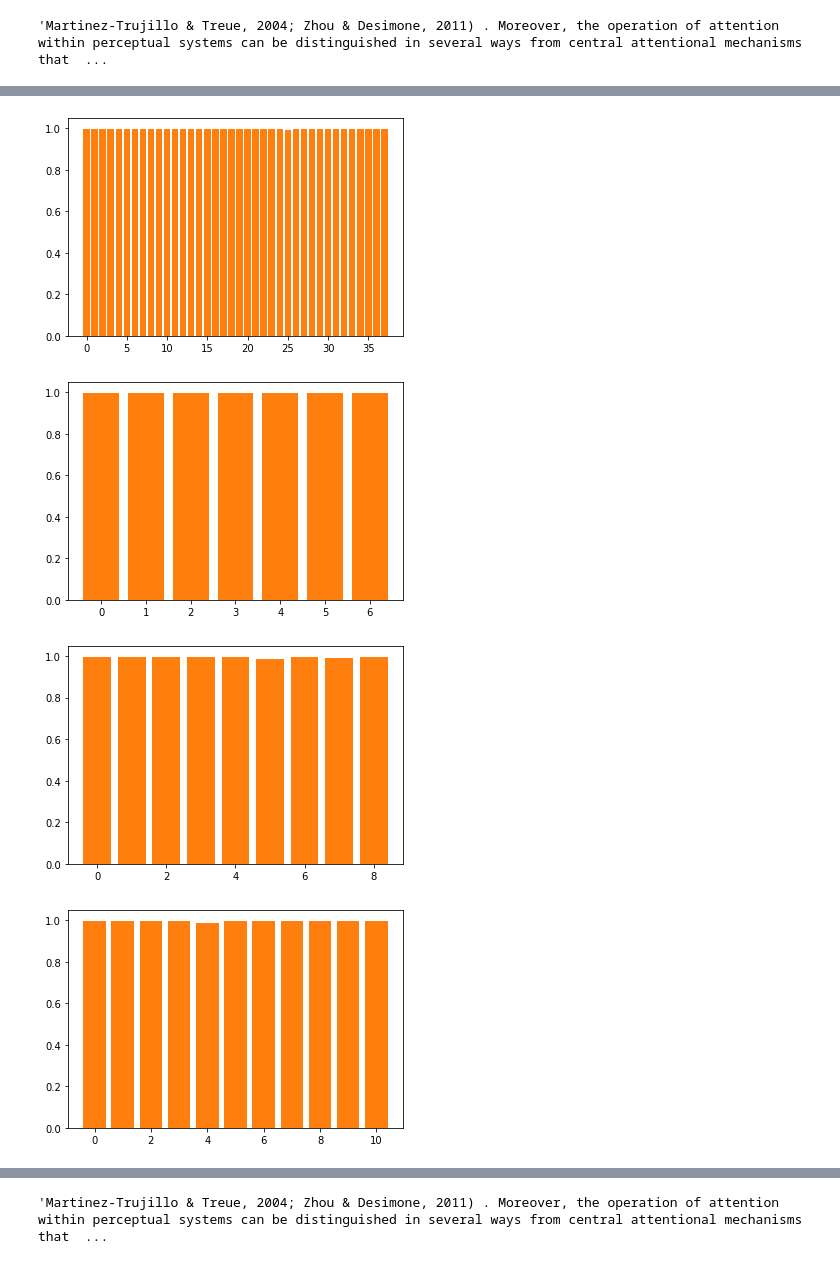
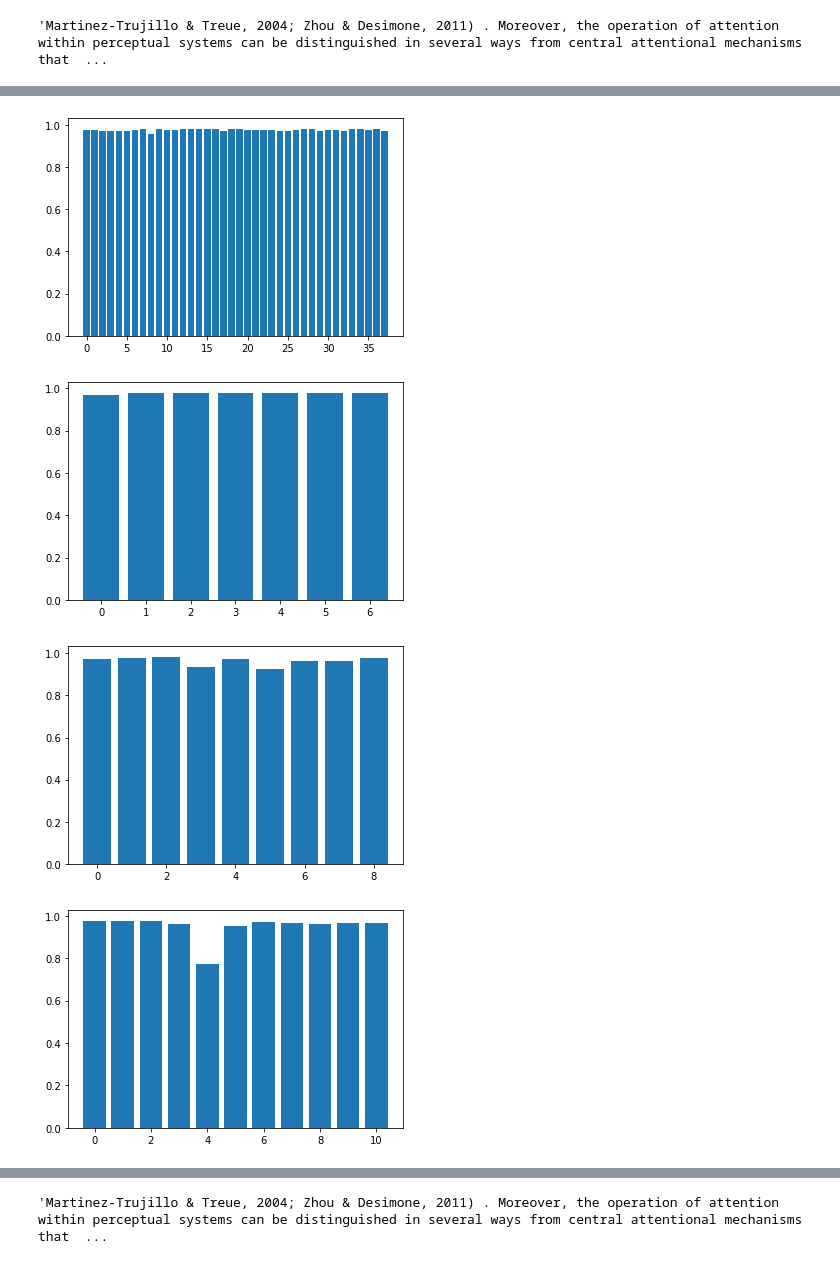
Before and after one commit to kaglowka/source-drill, a Jupyter notebook: analyze2.ipynb, the cells around one changed output, grey strips where cells are left out. Cells and saved outputs as stored; diff of their text form; code cells hidden in the pictures.

Commit message:
add: report and stuff

```diff
--- a/analyze2.ipynb
+++ b/analyze2.ipynb
@@ -134,7 +134,7 @@ import sys
 glove_embedding = DocumentPoolEmbeddings([WordEmbeddings('glove')])
 
 all_sim = {}
-
+count = 0
 start = 10
 span = 5
 # for link in tqdm.tqdm(train_links[start:start+span]):
@@ -182,6 +182,8 @@ for link in train_links[start:start+span]:
     fig, ax = plt.subplots()
     #ax.hist(just_sim, bins=np.linspace(0, 1, 20))
     ax.bar(np.arange(0,len(just_sim)), just_sim)
+    plt.savefig("report/sentence_"+str(count))
+    count+=1
 #             print('FLAIR')
 #             print(*sorted(flair_similarities, key=lambda x: x[0], reverse=True)[:10], sep='\n\n')
 # %% [output]
@@ -237,6 +239,7 @@ all_sim_ts_ss = {}
 
 start = 10
 span = 5
+count = 0
 # for link in tqdm.tqdm(train_links[start:start+span]):
 for link in train_links[start:start+span]:
 #     print('\nCITING PAPER')
@@ -265,35 +268,37 @@ for link in train_links[start:start+span]:
                     text = text_chunk.get('text')
                     #tokenized_sents = list(split(Tokenizer().tokenize(text)))
                     #sents = [' '.join(str(token) for token in sent) for sent in tokenized_sents]
 
                     #sentences = [s for s in [Sentence(sent, use_tokenizer=True) for sent in sents] if len(s.tokens) > 0]
                     #a = sentences[0]
                     #sentences = [' '.join(sentences[i:i+3]) for i in range(len(sentences)-3)]
                     sentence = Sentence(text)
                     glove_embedding.embed(sentence)
                     a = sentence
                     sim = 1 - distance.cosine(sentence.embedding.detach(), glove_citation_embedding)
                     sim_ts = 1 - TS_SS(sentence.embedding.detach(),
                                        glove_citation_embedding)
                     glove_similarities.append((sim, sentence.to_original_text()))
                     glove_similarities_ts_ss.append((sim_ts, sentence.to_original_text()))
 
 #     print('\n\n\n--- PAPER ---', '\n', cited_paper['metadata']['title'], end='\n')
 #     print('\n\ncontext: ', citing_string, end='\n\n')
 #     print('\n\nsimilarities: ', end='\n\n')
 #     print(*sorted(glove_similarities, key=lambda x: x[0], reverse=True)[:20], sep='\n\n')
     all_sim[citing_string] = glove_similarities
     all_sim_ts_ss[citing_string] = glove_similarities_ts_ss
     just_sim = [sim for sim, text in glove_similarities]
     just_sim_ts_ss = [sim for sim, text in glove_similarities_ts_ss]
     fig, ax = plt.subplots()
     #ax.hist(just_sim, bins=np.linspace(0, 1, 20))
     ax.bar(np.arange(0,len(just_sim)), just_sim)
-    ax.bar(np.arange(0,len(just_sim_ts_ss)), just_sim_ts_ss)
+    plt.savefig("report/section_"+str(count))
+    count+=1
+    #ax.bar(np.arange(0,len(just_sim_ts_ss)), just_sim_ts_ss)
 #             print('FLAIR')
 #             print(*sorted(flair_similarities, key=lambda x: x[0], reverse=True)[:10], sep='\n\n')
 # %% [output]
-[figure, old version]
+[figure, new version]
-[figure, old version]
+[figure, new version]
-[figure, old version]
+[figure, new version]
-[figure, old version]
+[figure, new version]
```
Also changed, not shown: parts of 5 cells of this notebook, 16 other files.
